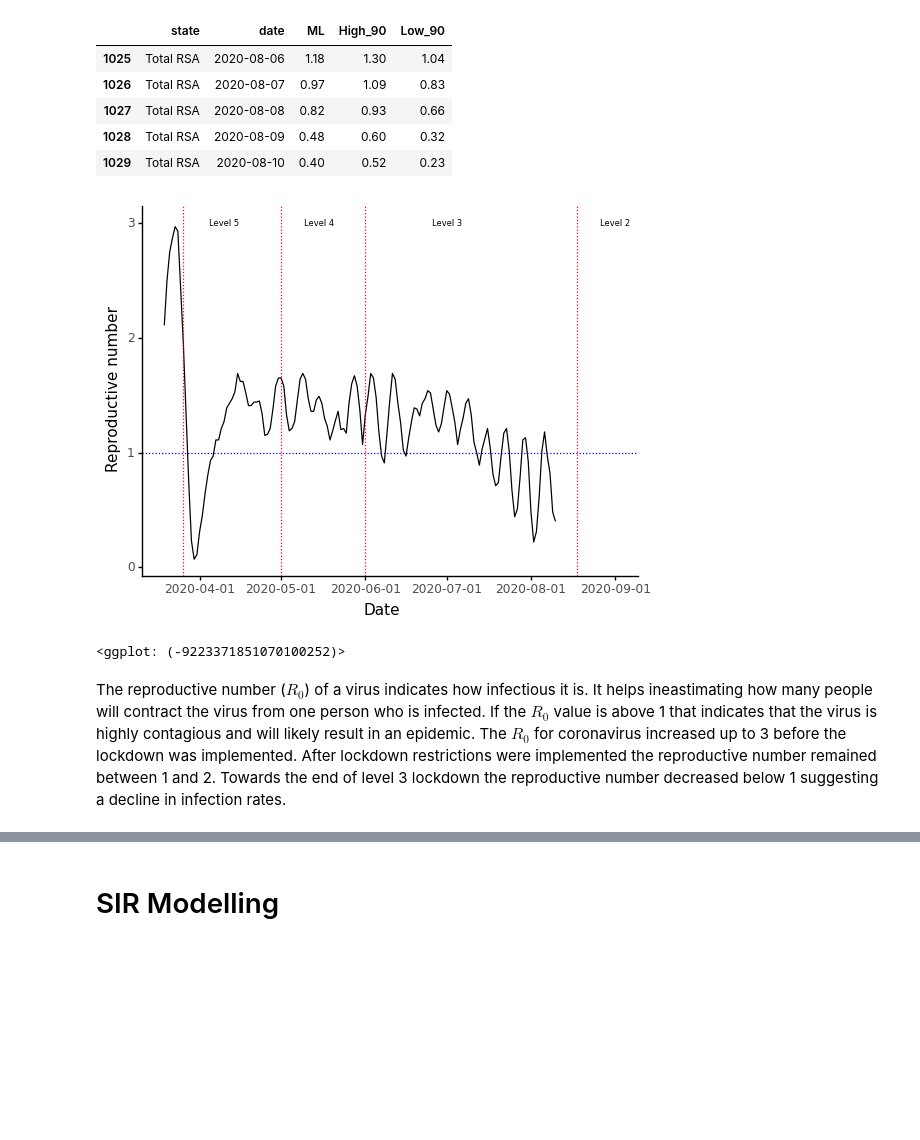
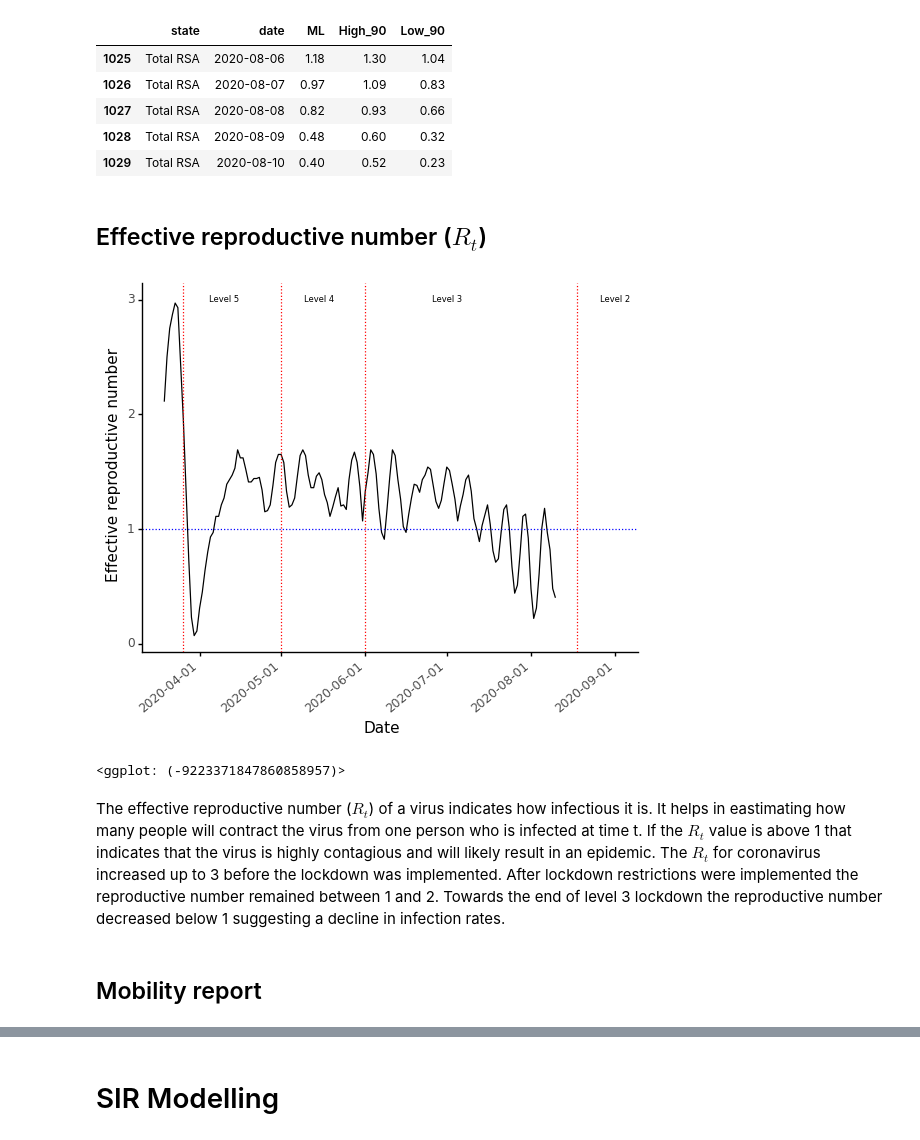
Before and after one commit to ZintleFaltein/Covid-modelling, a Jupyter notebook: Notebooks/Covid19_analysis.ipynb, the cells around one changed output, grey strips where cells are left out. Cells and saved outputs as stored; diff of their text form; code cells hidden in the pictures; blank space fills up the shorter version.

```diff
--- a/Notebooks/Covid19_analysis.ipynb
+++ b/Notebooks/Covid19_analysis.ipynb
@@ -243,21 +253,26 @@ total.tail()
 | 1027 | Total RSA | 2020-08-08 | 0.82 | 0.93 | 0.66 |
 | 1028 | Total RSA | 2020-08-09 | 0.48 | 0.60 | 0.32 |
 | 1029 | Total RSA | 2020-08-10 | 0.40 | 0.52 | 0.23 |
+# %% [markdown]
+## Effective reproductive number ($R_t$)
 # %%
 (ggplot(total, aes(x='date', y='ML'))
     + geom_line()
-    + labs(x='Date', y='Reproductive number')
+    + labs(x='Date', y='Effective reproductive number')
     + geom_hline(yintercept=1, linetype='dotted', color='blue')
     + geom_vline(xintercept=['2020-03-26', '2020-05-01',
                              '2020-06-01', '2020-08-18'], linetype='dotted', color='red')
     + annotate('text', x='2020-04-10', y=3, label='Level 5', size=6)
     + annotate('text', x='2020-05-15', y=3, label='Level 4', size=6)
     + annotate('text', x='2020-07-01', y=3, label='Level 3', size=6)
     + annotate('text', x='2020-09-01', y=3, label='Level 2', size=6)
     + theme_classic()
+    + theme(axis_text_x=element_text(rotation=40, hjust=1))
  )
 # %% [output]
-[figure, old version]
+[figure, new version]
-<ggplot: (-9223371851070100252)>
+<ggplot: (-9223371847860858957)>
 # %% [markdown]
-The reproductive number ($R_0$) of a virus indicates how infectious it is. It helps ineastimating how many people will contract the virus from one person who is infected. If the $R_0$ value is above 1 that indicates that the virus is highly contagious and will likely result in an epidemic. The $R_0$ for coronavirus increased up to 3 before the lockdown was implemented. After lockdown restrictions were implemented the reproductive number remained between 1 and 2. Towards the end of level 3 lockdown the reproductive number decreased below 1 suggesting a decline in infection rates.
+The effective reproductive number ($R_t$) of a virus indicates how infectious it is. It helps in eastimating how many people will contract the virus from one person who is infected at time t. If the $R_t$ value is above 1 that indicates that the virus is highly contagious and will likely result in an epidemic. The $R_t$ for coronavirus increased up to 3 before the lockdown was implemented. After lockdown restrictions were implemented the reproductive number remained between 1 and 2. Towards the end of level 3 lockdown the reproductive number decreased below 1 suggesting a decline in infection rates.
+# %% [markdown]
+## Mobility report
```
Also changed, not shown: parts of 24 cells of this notebook.
